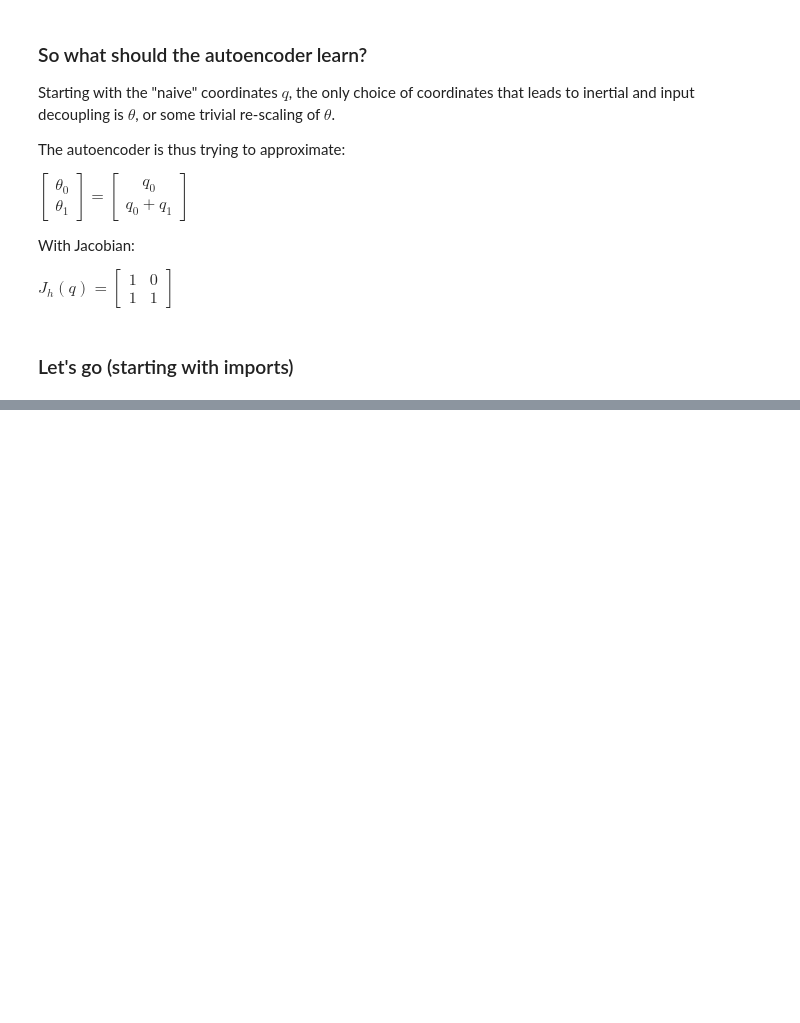
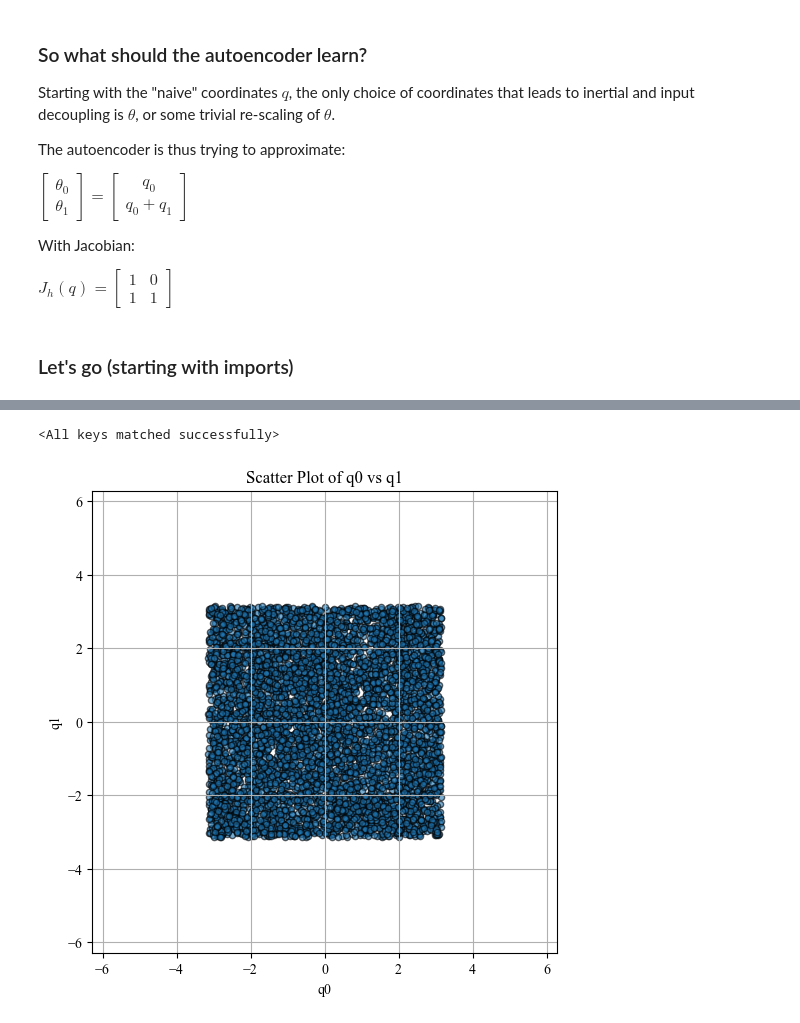
Before and after one commit to kianheus/MSc_Thesis, a Jupyter notebook: Kian_code/Series_Elastic_Actuator/Learning/Learn Transform_SEA.ipynb, the cells around one changed output, grey strips where cells are left out. Drawn from its saved outputs; the diff is of its cells as text; code cells hidden in the pictures; blank space fills up the shorter version.

```diff
--- a/Kian_code/Series_Elastic_Actuator/Learning/Learn Transform_SEA.ipynb
+++ b/Kian_code/Series_Elastic_Actuator/Learning/Learn Transform_SEA.ipynb
@@ -502,11 +507,22 @@ dataset = make_dataset(points)
 outputs = []
 model, train_losses, val_losses, dir_path, nn_filepath, file_counter = train_AE_model(rp, device, lr, num_epochs, q1_split, train_dataloader,
 														val_dataloader, current_time, existing_model_name)
+# %%
+model_path = os.path.join("Models", "NN_small_good", "NN_202506181658_0" + ".pth")
+model = autoencoders_SEA.Autoencoder_double(rp).to(device)  # Initialize model architecture
+model.load_state_dict(torch.load(model_path, weights_only=True, map_location=device))  # Load weights
+# %% [output]
+<All keys matched successfully>
 # %%
+existing_model_name = "NN_small_good"
+file_counter = 0
+dir_name = existing_model_name
+dir_path = os.path.join(os.getcwd(), "Models", dir_name)
 points_path = os.path.join(dir_path, "training_points_" + str(file_counter) + ".png")
 points_plotter(points, save = True, file_path = points_path)
 scatter_fig_path = os.path.join(dir_path, "loss_" + str(file_counter) + ".png")
-plot_loss(train_losses, val_losses, log = True, save = True, file_path = scatter_fig_path)
-save_model(model, nn_filepath)
-print(nn_filepath)
+#plot_loss(train_losses, val_losses, log = True, save = True, file_path = scatter_fig_path)
+#save_model(model, nn_filepath)
+# %% [output]
+[figure, added]
 # %%
```
Also changed, not shown: parts of 6 cells of this notebook, 14 other files.
